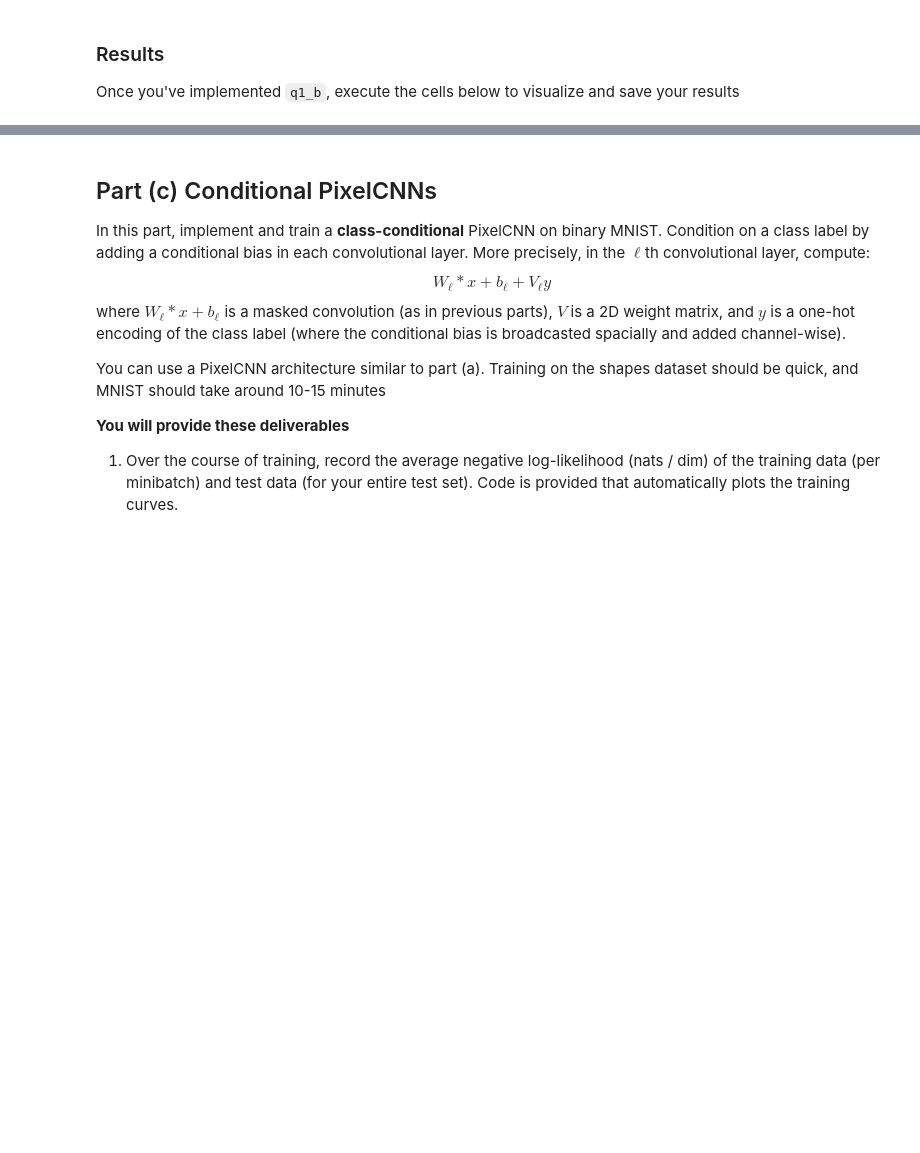
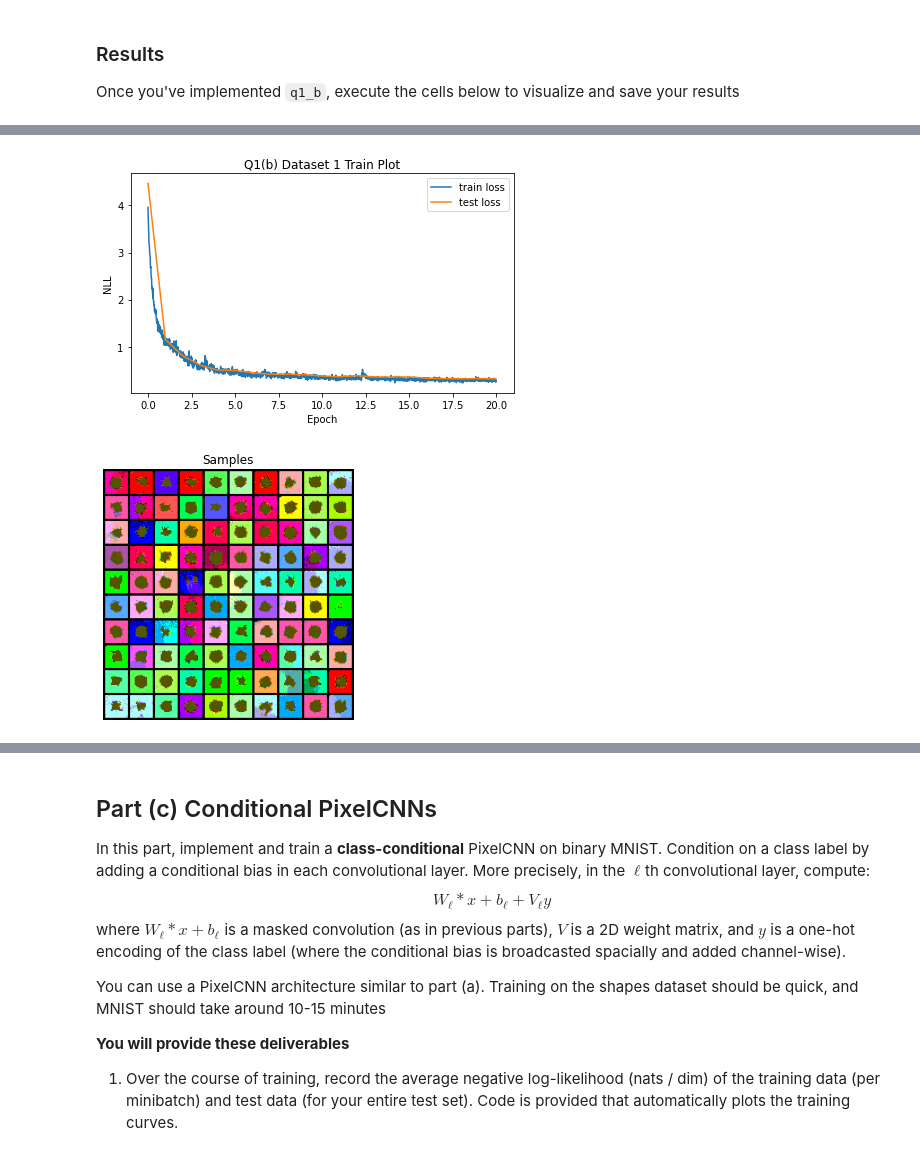
Before and after one commit to OLavrik/dul_2021, a Jupyter notebook: Homework/hw2/Homework2_PixelCNN.ipynb, the cells around one changed output, grey strips where cells are left out. Drawn from its saved outputs; the diff is of its cells as text; code cells hidden in the pictures; blank space fills up the shorter version.

```diff
--- a/Homework/hw2/Homework2_PixelCNN.ipynb
+++ b/Homework/hw2/Homework2_PixelCNN.ipynb
@@ -330,8 +590,22 @@ def q1_b(train_data, test_data, image_shape, dset_id):
   - a numpy array of size (100, H, W, C) of samples with values in {0, 1, 2, 3}
   """
 
-  """ YOUR CODE HERE """
+  train_data = train_data.transpose(0, 3, 1, 2)
+  test_data = test_data.transpose(0, 3, 1, 2)
+
+  # h, w, с = 20, 20
+  h, w, с = image_shape
+  model = PixelCNN(image_shape).to(device)
+
+  tr_loss, test_loss = model.fit(train_data, test_data, epochs=40, lr=1e-3, batch_size=128)
+  samples = model.sample2(100)
+  # samples = np.zeros((100, 20, 20, 4))
+  global_model =  model
+  return tr_loss, test_loss, samples
 # %% [markdown]
 ### Results
 
 Once you've implemented `q1_b`, execute the cells below to visualize and save your results
+# %%
+q1ab_save_results(1, 'b', q1_b)
+# %% [output]
@@ -338,2 +613,4 @@ Once you've implemented `q1_b`, execute the cells below to visualize and save yo
+[figure, added]
+[figure, added]
 # %%
 q1ab_save_results(1, 'b', q1_b)
```
Also changed, not shown: parts of 11 cells of this notebook.
